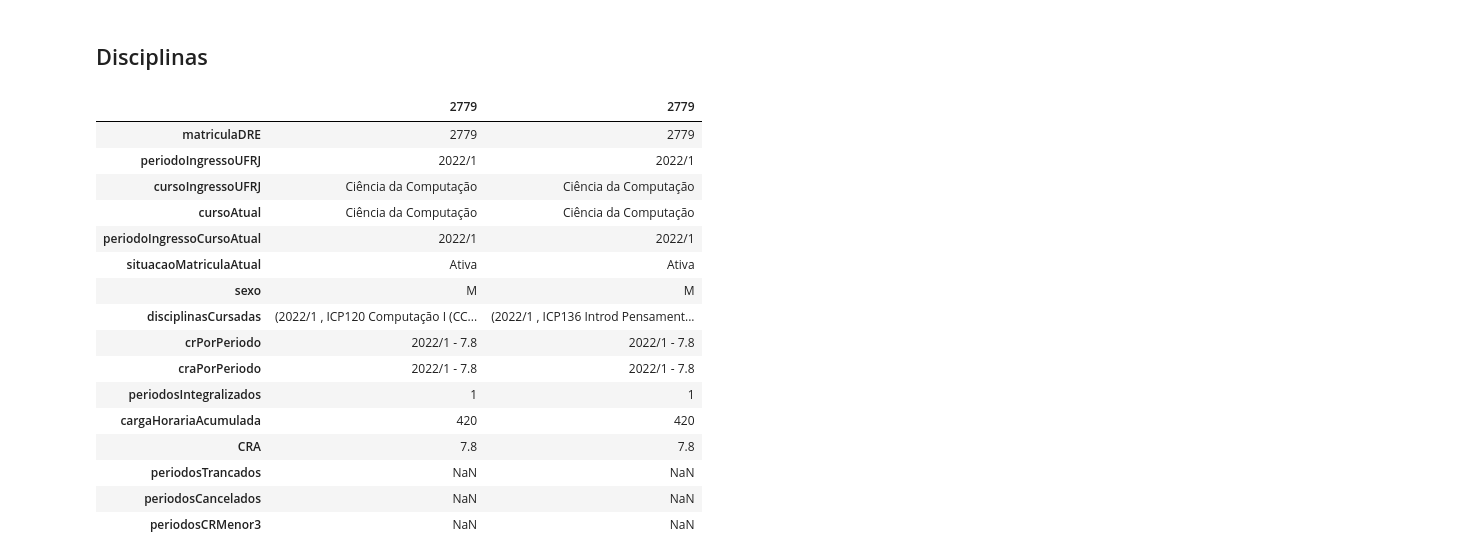
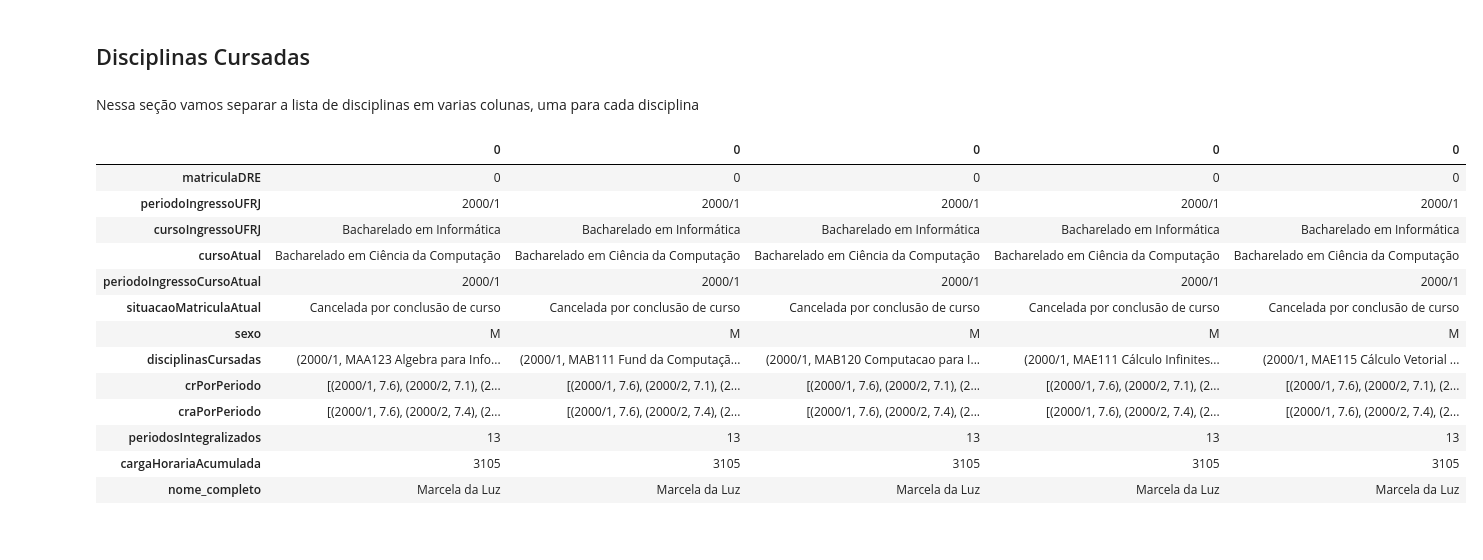
Before and after one commit to MarcosEduard0/Streamlit-TCC, a Jupyter notebook: marcos.ipynb, the cells around one changed output. Drawn from its saved outputs; the diff is of its cells as text; code cells hidden in the pictures.

```diff
--- a/marcos.ipynb
+++ b/marcos.ipynb
@@ -3,4 +8,11 @@ import pandas as pd
 # %%
 df = pd.read_excel('data/arquivo_anonimizado.xlsx')
 df.drop(['Unnamed: 0', 'reprovacoes'], axis=1, inplace=True)
+# %%
+faker = Faker('pt_BR')
+
+quantidade_de_nomes = df.shape[0]
+nomes_completos = [faker.name() for _ in range(quantidade_de_nomes)]
+
+df['nome_completo'] = nomes_completos
 # %%
@@ -75,2 +63,3 @@ df.iloc[1:3].T
 # %%
+df.drop(['CRA', 'periodosCRMenor3', 'periodosTrancados', 'periodosCancelados'], axis=1, inplace=True)
 df.dropna(subset=['disciplinasCursadas'], inplace=True)
@@ -78,0 +127,5 @@ df['disciplinasCursadas'] = df['disciplinasCursadas'].astype(str)
+# %%
+df['craPorPeriodo'] = df['craPorPeriodo'].astype(str)
+df['craPorPeriodo'] = df['craPorPeriodo'].apply(lambda x: [tuple(item.split(' - ')) for item in x.split('\n')])
+df_exploded = df.explode('craPorPeriodo')
+df_exploded.head(5).T
@@ -79,3 +185,5 @@ df['disciplinasCursadas'] = df['disciplinasCursadas'].astype(str)
 # %% [markdown]
-## Disciplinas
+## Disciplinas Cursadas
+# %% [markdown]
+Nessa seção vamos separar a lista de disciplinas em varias colunas, uma para cada disciplina
 # %%
@@ -83,21 +192,18 @@ df['disciplinasCursadas'] = df['disciplinasCursadas'].apply(lambda x: [tuple(ite
 # %%
 df_exploded = df.explode('disciplinasCursadas')
-df_exploded.iloc[-3:-1].T
+df_exploded.head(5).T
 # %% [output]
-|  | 2779 | 2779 |
-| matriculaDRE | 2779 | 2779 |
-| periodoIngressoUFRJ | 2022/1 | 2022/1 |
-| cursoIngressoUFRJ | Ciência da Computação | Ciência da Computação |
-| cursoAtual | Ciência da Computação | Ciência da Computação |
-| periodoIngressoCursoAtual | 2022/1 | 2022/1 |
-| situacaoMatriculaAtual | Ativa | Ativa |
-| sexo | M | M |
-| disciplinasCursadas | (2022/1 , ICP120 Computação I (CC... | (2022/1 , ICP136 Introd Pensament... |
-| crPorPeriodo | 2022/1 - 7.8 | 2022/1 - 7.8 |
-| craPorPeriodo | 2022/1 - 7.8 | 2022/1 - 7.8 |
-| periodosIntegralizados | 1 | 1 |
-| cargaHorariaAcumulada | 420 | 420 |
-| CRA | 7.8 | 7.8 |
-| periodosTrancados | NaN | NaN |
-| periodosCancelados | NaN | NaN |
-| periodosCRMenor3 | NaN | NaN |
+|  | 0 | 0 | 0 | 0 | 0 |
+| matriculaDRE | 0 | 0 | 0 | 0 | 0 |
+| periodoIngressoUFRJ | 2000/1 | 2000/1 | 2000/1 | 2000/1 | 2000/1 |
+| cursoIngressoUFRJ | Bacharelado em Informática | Bacharelado em Informática | Bacharelado em Informática | Bacharelado em Informática | Bacharelado em Informática |
+| cursoAtual | Bacharelado em Ciência da Computação | Bacharelado em Ciência da Computação | Bacharelado em Ciência da Computação | Bacharelado em Ciência da Computação | Bacharelado em Ciência da Computação |
+| periodoIngressoCursoAtual | 2000/1 | 2000/1 | 2000/1 | 2000/1 | 2000/1 |
+| situacaoMatriculaAtual | Cancelada por conclusão de curso | Cancelada por conclusão de curso | Cancelada por conclusão de curso | Cancelada por conclusão de curso | Cancelada por conclusão de curso |
+| sexo | M | M | M | M | M |
+| disciplinasCursadas | (2000/1, MAA123 Algebra para Info... | (2000/1, MAB111 Fund da Computaçã... | (2000/1, MAB120 Computacao para I... | (2000/1, MAE111 Cálculo Infinites... | (2000/1, MAE115 Cálculo Vetorial ... |
+| crPorPeriodo | [(2000/1, 7.6), (2000/2, 7.1), (2... | [(2000/1, 7.6), (2000/2, 7.1), (2... | [(2000/1, 7.6), (2000/2, 7.1), (2... | [(2000/1, 7.6), (2000/2, 7.1), (2... | [(2000/1, 7.6), (2000/2, 7.1), (2... |
+| craPorPeriodo | [(2000/1, 7.6), (2000/2, 7.4), (2... | [(2000/1, 7.6), (2000/2, 7.4), (2... | [(2000/1, 7.6), (2000/2, 7.4), (2... | [(2000/1, 7.6), (2000/2, 7.4), (2... | [(2000/1, 7.6), (2000/2, 7.4), (2... |
+| periodosIntegralizados | 13 | 13 | 13 | 13 | 13 |
+| cargaHorariaAcumulada | 3105 | 3105 | 3105 | 3105 | 3105 |
+| nome_completo | Marcela da Luz | Marcela da Luz | Marcela da Luz | Marcela da Luz | Marcela da Luz |
```
Also changed, not shown: parts of 47 cells of this notebook, 3 other files.
